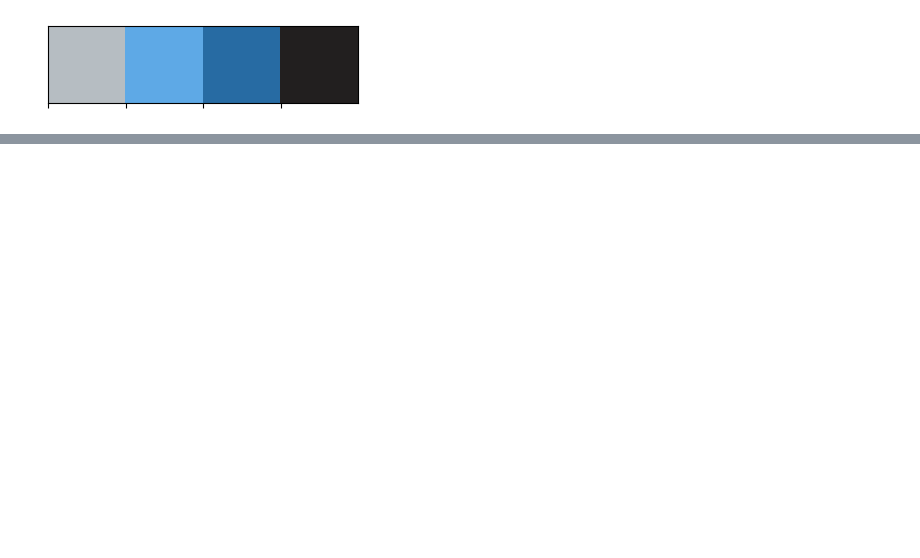
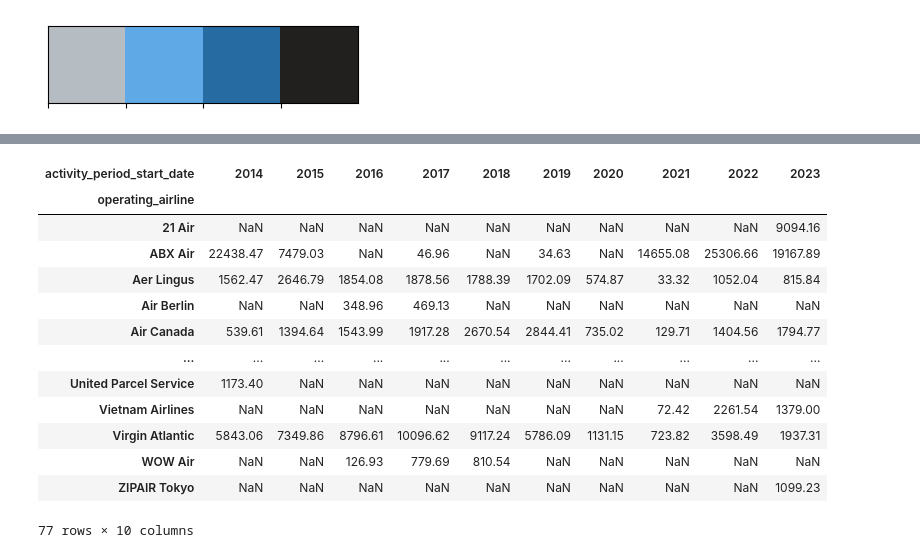
Before and after one commit to ikhsan-muhammad/p01-airplane_cargo, a Jupyter notebook: p01-airplane-cargo.ipynb, the cells around one changed output, grey strips where cells are left out. Drawn from its saved outputs; the diff is of its cells as text; code cells hidden in the pictures; blank space fills up the shorter version.

```diff
--- a/p01-airplane-cargo.ipynb
+++ b/p01-airplane-cargo.ipynb
@@ -242,0 +262,4 @@ ratio = pd.DataFrame(r).T
+# %%
+# data for multiple line chart
+grouped = decade_data.groupby([decade_data.activity_period_start_date.dt.year, 'operating_airline'])['cargo_metric_tons'].sum().round(2).sort_values(ascending=False).reset_index()
+grouped
@@ -242,0 +280,19 @@ ratio = pd.DataFrame(r).T
+# %%
+pivot1 = grouped.pivot_table(index='operating_airline', columns='activity_period_start_date', values='cargo_metric_tons')
+# %%
+pivot1
+# %% [output]
+| activity_period_start_date | 2014 | 2015 | 2016 | 2017 | 2018 | 2019 | 2020 | 2021 | 2022 | 2023 |
+| operating_airline |  |  |  |  |  |  |  |  |  |  |
+| 21 Air | NaN | NaN | NaN | NaN | NaN | NaN | NaN | NaN | NaN | 9094.16 |
+| ABX Air | 22438.47 | 7479.03 | NaN | 46.96 | NaN | 34.63 | NaN | 14655.08 | 25306.66 | 19167.89 |
+| Aer Lingus | 1562.47 | 2646.79 | 1854.08 | 1878.56 | 1788.39 | 1702.09 | 574.87 | 33.32 | 1052.04 | 815.84 |
+| Air Berlin | NaN | NaN | 348.96 | 469.13 | NaN | NaN | NaN | NaN | NaN | NaN |
+| Air Canada | 539.61 | 1394.64 | 1543.99 | 1917.28 | 2670.54 | 2844.41 | 735.02 | 129.71 | 1404.56 | 1794.77 |
+| ... | ... | ... | ... | ... | ... | ... | ... | ... | ... | ... |
+| United Parcel Service | 1173.40 | NaN | NaN | NaN | NaN | NaN | NaN | NaN | NaN | NaN |
+| Vietnam Airlines | NaN | NaN | NaN | NaN | NaN | NaN | NaN | 72.42 | 2261.54 | 1379.00 |
+| Virgin Atlantic | 5843.06 | 7349.86 | 8796.61 | 10096.62 | 9117.24 | 5786.09 | 1131.15 | 723.82 | 3598.49 | 1937.31 |
+| WOW Air | NaN | NaN | 126.93 | 779.69 | 810.54 | NaN | NaN | NaN | NaN | NaN |
+| ZIPAIR Tokyo | NaN | NaN | NaN | NaN | NaN | NaN | NaN | NaN | NaN | 1099.23 |
+77 rows × 10 columns
```
Also changed, not shown: parts of 19 cells of this notebook.
